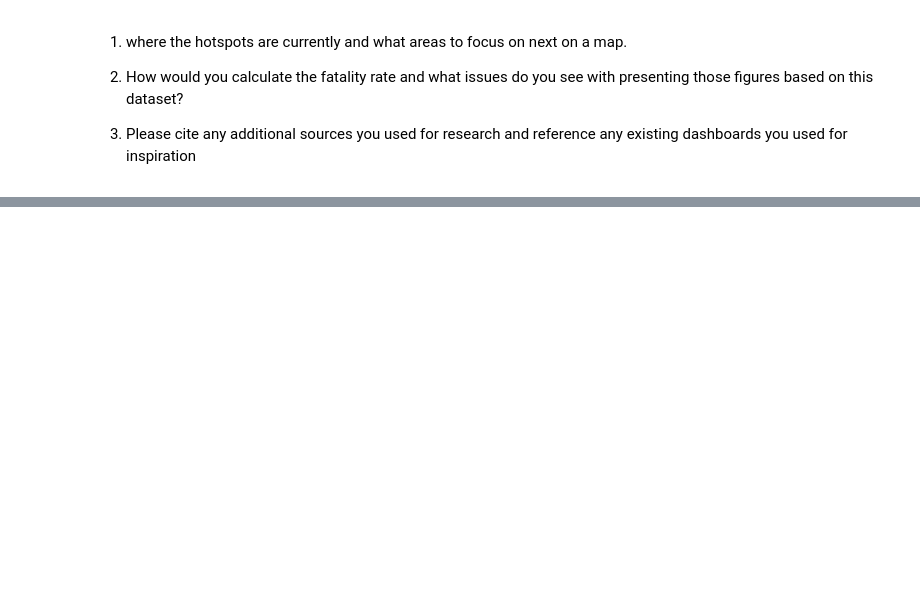
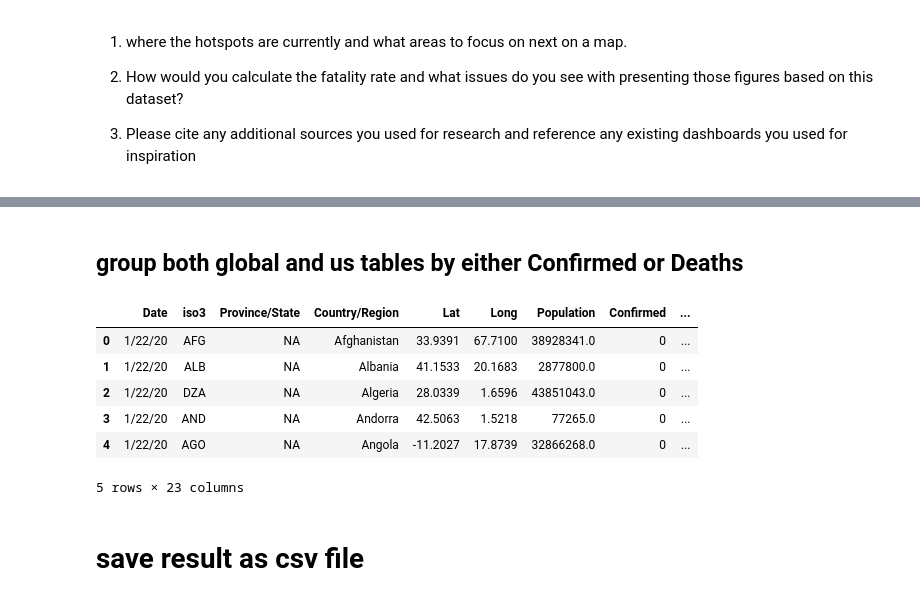
Before and after one commit to stellacydong/covid19-dahsboard, a Jupyter notebook: covid.ipynb, the cells around one changed output, grey strips where cells are left out. Drawn from its saved outputs; the diff is of its cells as text; code cells hidden in the pictures; blank space fills up the shorter version.

```diff
--- a/covid.ipynb
+++ b/covid.ipynb
@@ -373,0 +129,25 @@ df.shape
+# %%
+uc = uc.loc[((uc['Lat']!=0) | (uc['Long']!=0)) & ((uc['iso3'].notnull())),col_list['uc']]
+
+# groupby the values by each state and generate 2 tables: one for sum, and the other for mean values
+us_geo = uc.groupby(['iso3','Country/Region','Province/State'])[['Lat','Long']].mean()
+uc_core = uc.groupby(['iso3','Country/Region','Province/State']).sum().drop(['Lat','Long'],axis=1)
+
+# merge the mean and sum tables
+uc = pd.merge(uc_core,us_geo,on=['iso3','Country/Region','Province/State']).reset_index()
+
+# reorder the columns
+uc = uc[reorder_columns(uc.columns)]
+# %%
+ud = ud.loc[((ud['Lat']!=0) | (ud['Long']!=0)) & ((ud['iso3'].notnull())),col_list['ud']]
+
+# groupby the values by each state and generate 2 tables: one for sum, and the other for mean values
+ud_core = ud.groupby(['iso3','Country/Region','Province/State']).sum().drop(['Lat','Long'],axis=1)
+
+# merge the mean and sum tables
+ud = pd.merge(ud_core,us_geo,on=['iso3','Country/Region','Province/State']).reset_index()
+
+# reorder the columns
+ud = ud[reorder_columns(ud.columns)]
+# %% [markdown]
+## group both global and us tables by either Confirmed or Deaths
@@ -373,0 +195,19 @@ df.shape
+# %%
+# group tables by Confirmed or Deaths
+confirmed = group_by_type(wc,uc,'Confirmed')
+deaths = group_by_type(wd,ud,'Deaths')
+
+# merge two tables above
+covid = confirmed.merge(deaths,on=['Date','iso3','Province/State','Country/Region','Lat','Long','Population'])
+# %%
+covid.head()
+# %% [output]
+|  | Date | iso3 | Province/State | Country/Region | Lat | Long | Population | Confirmed | ... |
+| 0 | 1/22/20 | AFG | NA | Afghanistan | 33.9391 | 67.7100 | 38928341.0 | 0 | ... |
+| 1 | 1/22/20 | ALB | NA | Albania | 41.1533 | 20.1683 | 2877800.0 | 0 | ... |
+| 2 | 1/22/20 | DZA | NA | Algeria | 28.0339 | 1.6596 | 43851043.0 | 0 | ... |
+| 3 | 1/22/20 | AND | NA | Andorra | 42.5063 | 1.5218 | 77265.0 | 0 | ... |
+| 4 | 1/22/20 | AGO | NA | Angola | -11.2027 | 17.8739 | 32866268.0 | 0 | ... |
+5 rows × 23 columns
+# %% [markdown]
+# save result as csv file
```
Also changed, not shown: parts of 48 cells of this notebook, 4 other files.
